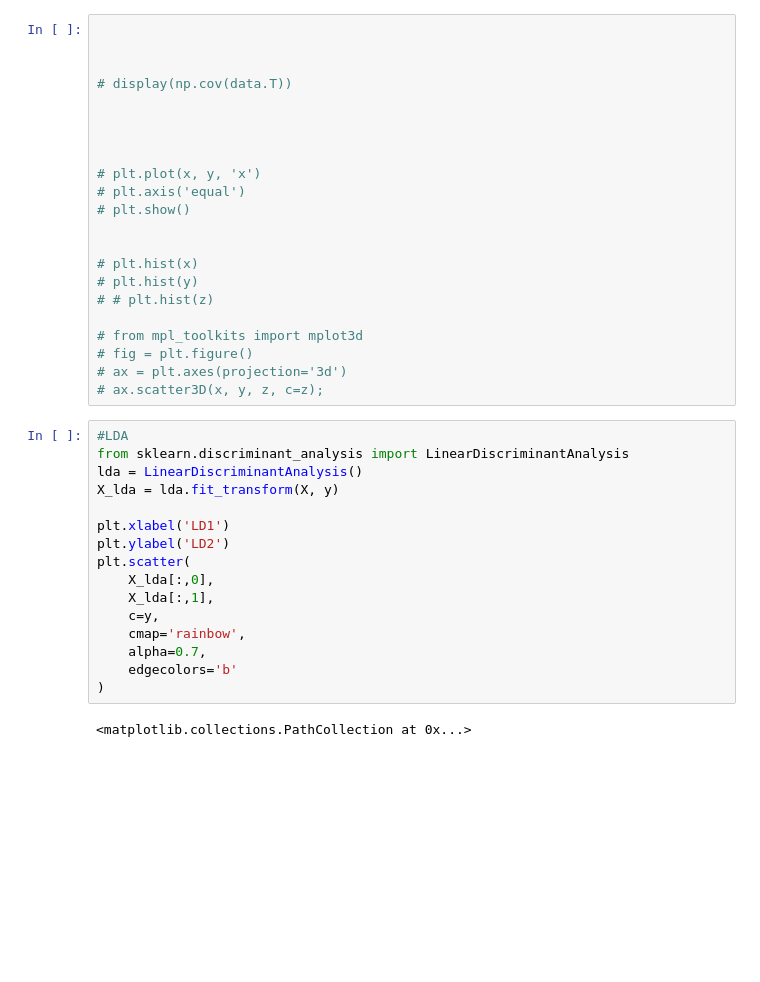
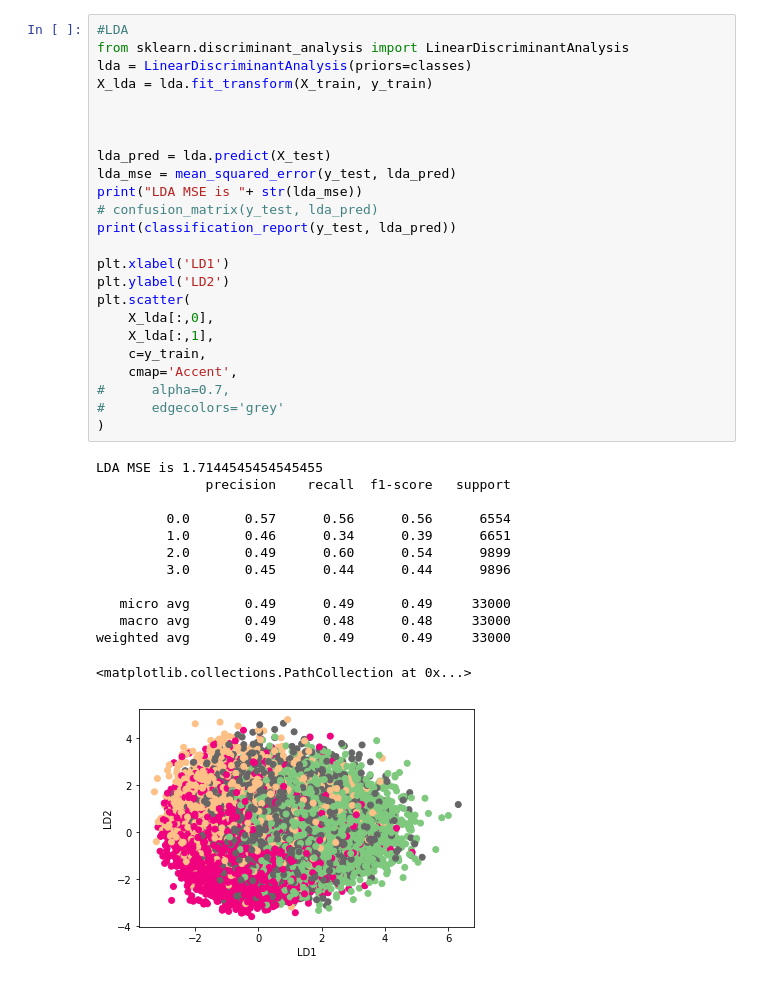
Before and after one commit to timellemeet/multivariate, a Jupyter notebook: simulation.ipynb, the cells around one changed output. Drawn from its saved outputs; the diff is of its cells as text; blank space fills up the shorter version.

```diff
--- a/simulation.ipynb
+++ b/simulation.ipynb
@@ -78,40 +80,38 @@ X_train, X_test, y_train, y_test = train_test_split(
-# %%
-
-
-
-# display(np.cov(data.T))
-
-
-
-
-# plt.plot(x, y, 'x')
-# plt.axis('equal')
-# plt.show()
-
-
-# plt.hist(x)
-# plt.hist(y)
-# # plt.hist(z)
-
-# from mpl_toolkits import mplot3d
-# fig = plt.figure()
-# ax = plt.axes(projection='3d')
-# ax.scatter3D(x, y, z, c=z);
 # %%
 #LDA
 from sklearn.discriminant_analysis import LinearDiscriminantAnalysis
-lda = LinearDiscriminantAnalysis()
-X_lda = lda.fit_transform(X, y)
+lda = LinearDiscriminantAnalysis(priors=classes)
+X_lda = lda.fit_transform(X_train, y_train)
+
+
+
+lda_pred = lda.predict(X_test)
+lda_mse = mean_squared_error(y_test, lda_pred)
+print("LDA MSE is "+ str(lda_mse))
+# confusion_matrix(y_test, lda_pred)
+print(classification_report(y_test, lda_pred))
 
 plt.xlabel('LD1')
 plt.ylabel('LD2')
 plt.scatter(
     X_lda[:,0],
     X_lda[:,1],
-    c=y,
-    cmap='rainbow',
-    alpha=0.7,
-    edgecolors='b'
+    c=y_train,
+    cmap='Accent',
+#      alpha=0.7,
+#      edgecolors='grey'
 )
 # %% [output]
-<matplotlib.collections.PathCollection at 0x...>
+LDA MSE is 1.7144545454545455
+              precision    recall  f1-score   support
+
+         0.0       0.57      0.56      0.56      6554
+         1.0       0.46      0.34      0.39      6651
+         2.0       0.49      0.60      0.54      9899
+         3.0       0.45      0.44      0.44      9896
+
+   micro avg       0.49      0.49      0.49     33000
+   macro avg       0.49      0.48      0.48     33000
+weighted avg       0.49      0.49      0.49     33000
+<matplotlib.collections.PathCollection at 0x...>
+[figure, added]
```
Also changed, not shown: parts of 2 cells of this notebook.
